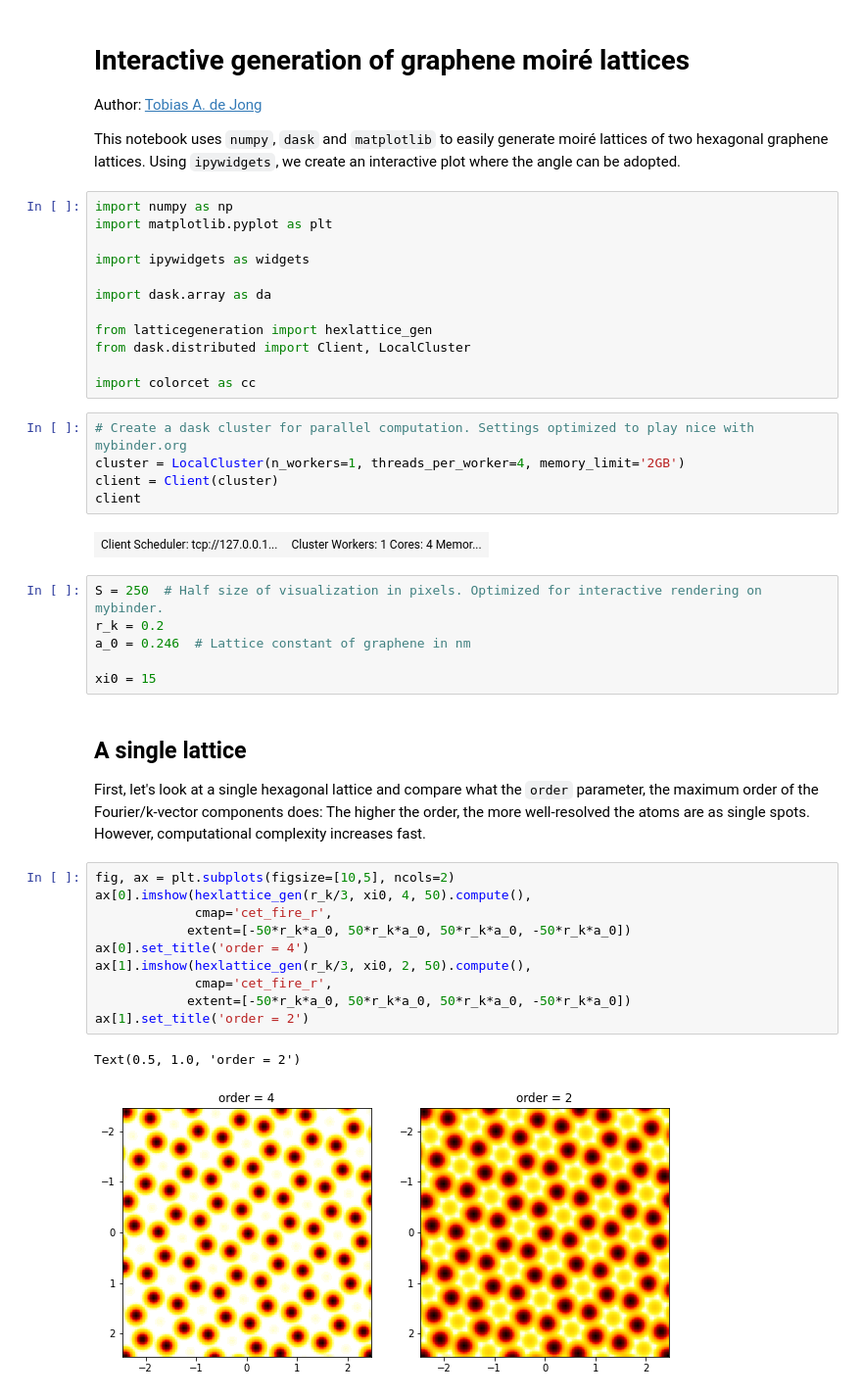
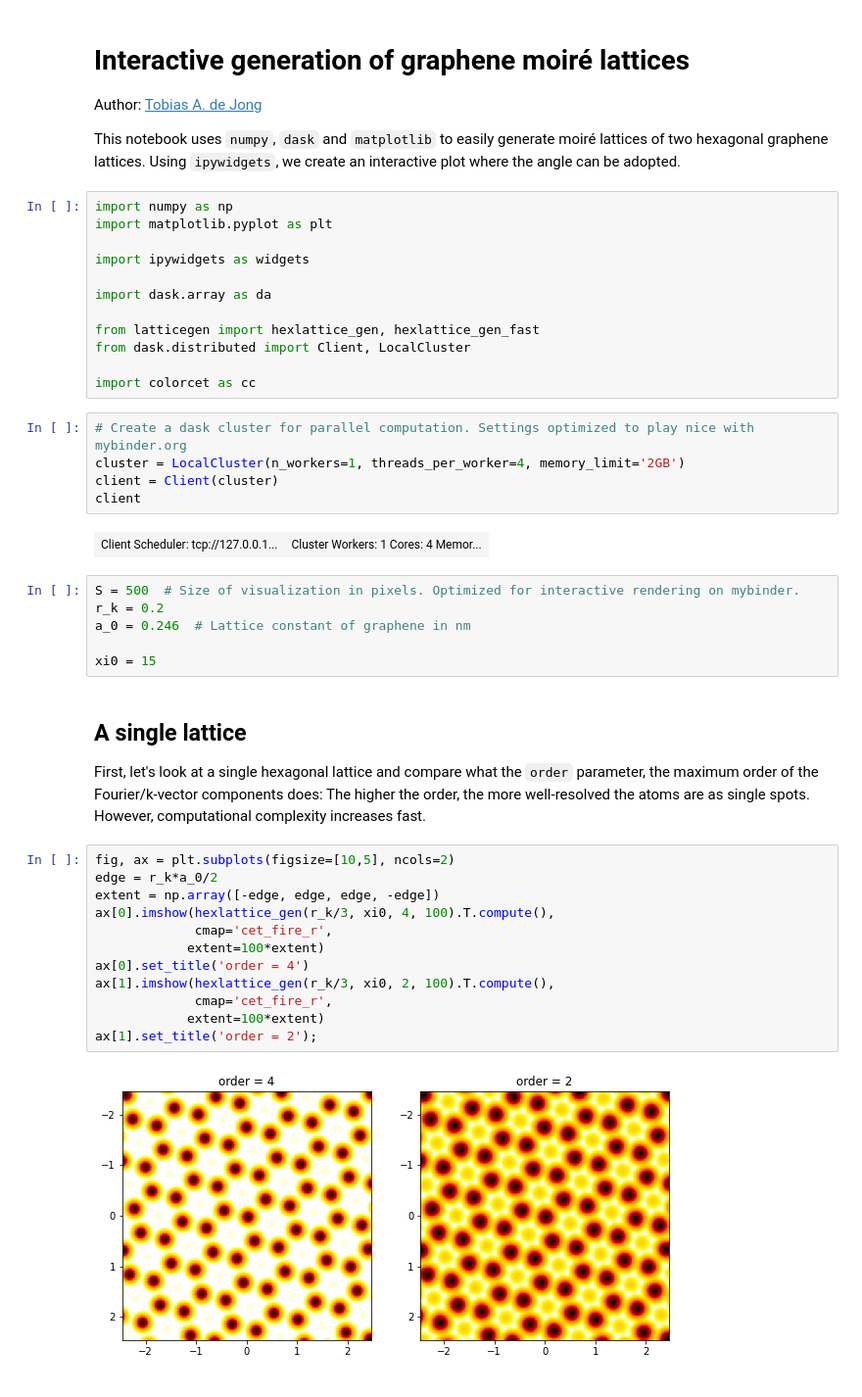
Before and after one commit to TAdeJong/moire-lattice-generator, a Jupyter notebook: moire-plane-wave-animation-interactive.ipynb, the cells around one changed output. Shown at 98% size. Cells and saved outputs as stored; diff of their text form.

```diff
--- a/moire-plane-wave-animation-interactive.ipynb
+++ b/moire-plane-wave-animation-interactive.ipynb
@@ -11,7 +11,7 @@ import ipywidgets as widgets
 
 import dask.array as da
 
-from latticegeneration import hexlattice_gen
+from latticegen import hexlattice_gen, hexlattice_gen_fast
 from dask.distributed import Client, LocalCluster
 
 import colorcet as cc
@@ -23,7 +23,7 @@ client
 # %% [output]
 | Client Scheduler: tcp://127.0.0.1... | Cluster Workers: 1 Cores: 4 Memor... |
 # %%
-S = 250  # Half size of visualization in pixels. Optimized for interactive rendering on mybinder.
+S = 500  # Size of visualization in pixels. Optimized for interactive rendering on mybinder.
 r_k = 0.2
 a_0 = 0.246  # Lattice constant of graphene in nm
 
@@ -34,17 +34,18 @@ xi0 = 15
 First, let's look at a single hexagonal lattice and compare what the `order` parameter, the maximum order of the Fourier/k-vector components does: The higher the order, the more well-resolved the atoms are as single spots. However, computational complexity increases fast.
 # %%
 fig, ax = plt.subplots(figsize=[10,5], ncols=2)
-ax[0].imshow(hexlattice_gen(r_k/3, xi0, 4, 50).compute(),
+edge = r_k*a_0/2
+extent = np.array([-edge, edge, edge, -edge])
+ax[0].imshow(hexlattice_gen(r_k/3, xi0, 4, 100).T.compute(),
              cmap='cet_fire_r',
-            extent=[-50*r_k*a_0, 50*r_k*a_0, 50*r_k*a_0, -50*r_k*a_0])
+            extent=100*extent)
 ax[0].set_title('order = 4')
-ax[1].imshow(hexlattice_gen(r_k/3, xi0, 2, 50).compute(),
+ax[1].imshow(hexlattice_gen(r_k/3, xi0, 2, 100).T.compute(),
              cmap='cet_fire_r',
-            extent=[-50*r_k*a_0, 50*r_k*a_0, 50*r_k*a_0, -50*r_k*a_0])
-ax[1].set_title('order = 2')
+            extent=100*extent)
+ax[1].set_title('order = 2');
 # %% [output]
-Text(0.5, 1.0, 'order = 2')
-[figure, old version]
+[figure, new version]
 # %% [markdown]
 ## A moiré superlattice of two lattices
 
```
Also changed, not shown: parts of 2 cells of this notebook, 1 other file.
